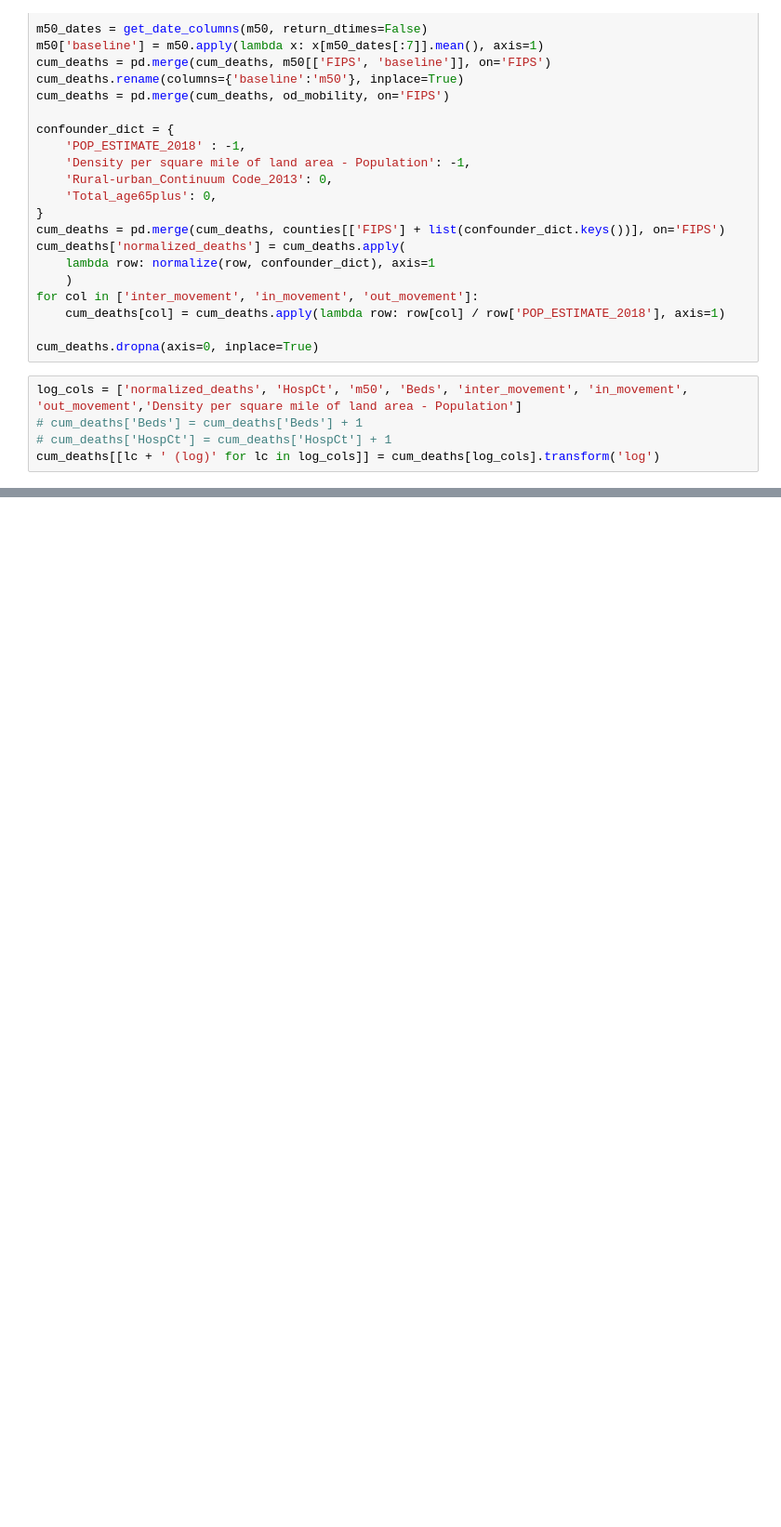
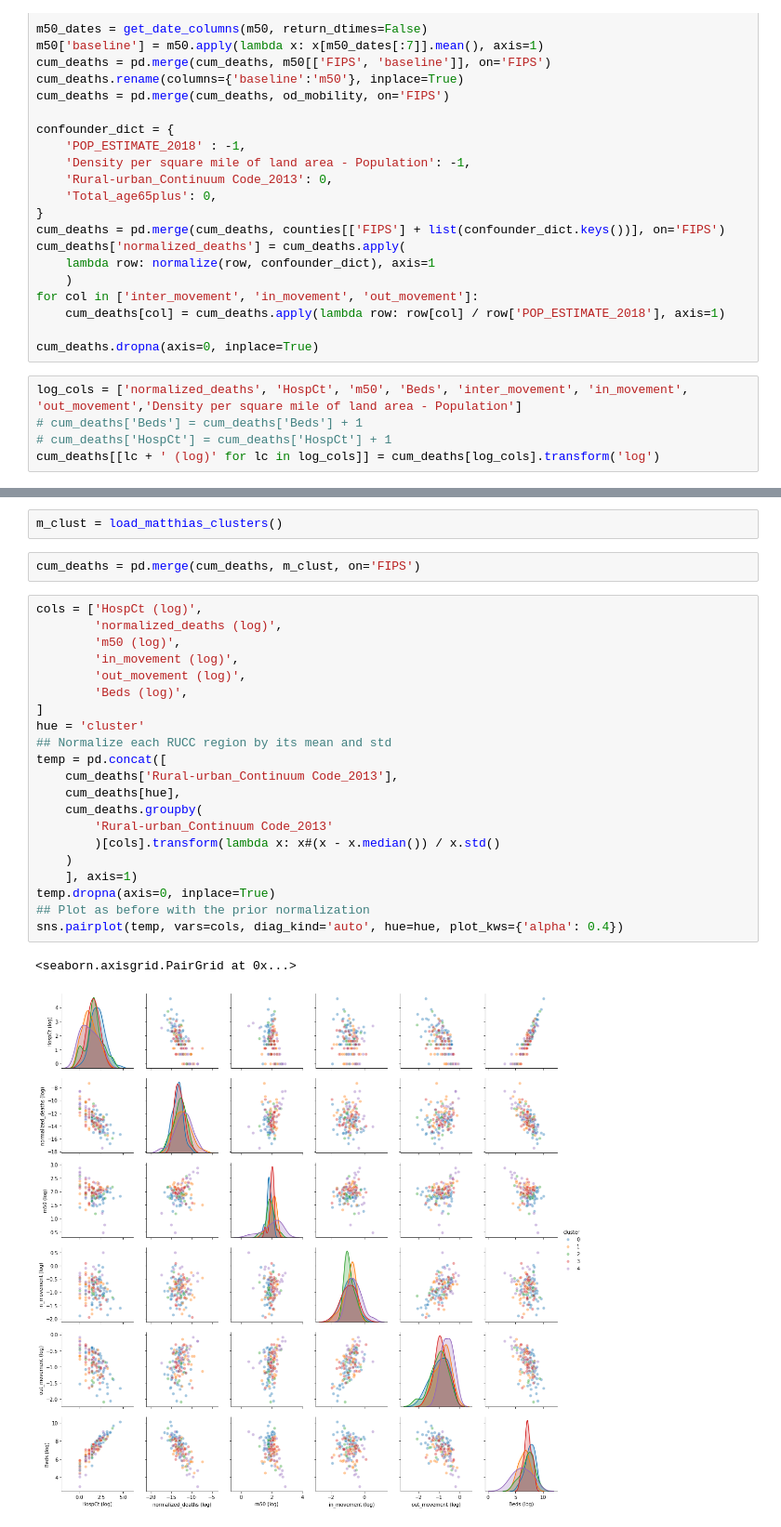
Before and after one commit to jhu-covid-optimization/covid-drivers, a Jupyter notebook: notebooks/12-rp-esri_hospitals_beds.ipynb, the cells around one changed output, grey strips where cells are left out. Shown at 93% size. Cells and saved outputs as stored; diff of their text form; blank space fills up the shorter version.

```diff
--- a/notebooks/12-rp-esri_hospitals_beds.ipynb
+++ b/notebooks/12-rp-esri_hospitals_beds.ipynb
@@ -136,0 +144,28 @@ sns.pairplot(temp, vars=cols, diag_kind='auto', hue=hue, plot_kws={'alpha': 0.4}
+# %%
+m_clust = load_matthias_clusters()
+# %%
+cum_deaths = pd.merge(cum_deaths, m_clust, on='FIPS')
+# %%
+cols = ['HospCt (log)',
+        'normalized_deaths (log)',
+        'm50 (log)',
+        'in_movement (log)',
+        'out_movement (log)',
+        'Beds (log)',
+]
+hue = 'cluster'
+## Normalize each RUCC region by its mean and std
+temp = pd.concat([
+    cum_deaths['Rural-urban_Continuum Code_2013'],
+    cum_deaths[hue],
+    cum_deaths.groupby(
+        'Rural-urban_Continuum Code_2013'
+        )[cols].transform(lambda x: x#(x - x.median()) / x.std()
+    )
+    ], axis=1)
+temp.dropna(axis=0, inplace=True)
+## Plot as before with the prior normalization
+sns.pairplot(temp, vars=cols, diag_kind='auto', hue=hue, plot_kws={'alpha': 0.4})
+# %% [output]
+<seaborn.axisgrid.PairGrid at 0x...>
+[figure, added]
```
Also changed, not shown: parts of 4 cells of this notebook, 27 other files.
